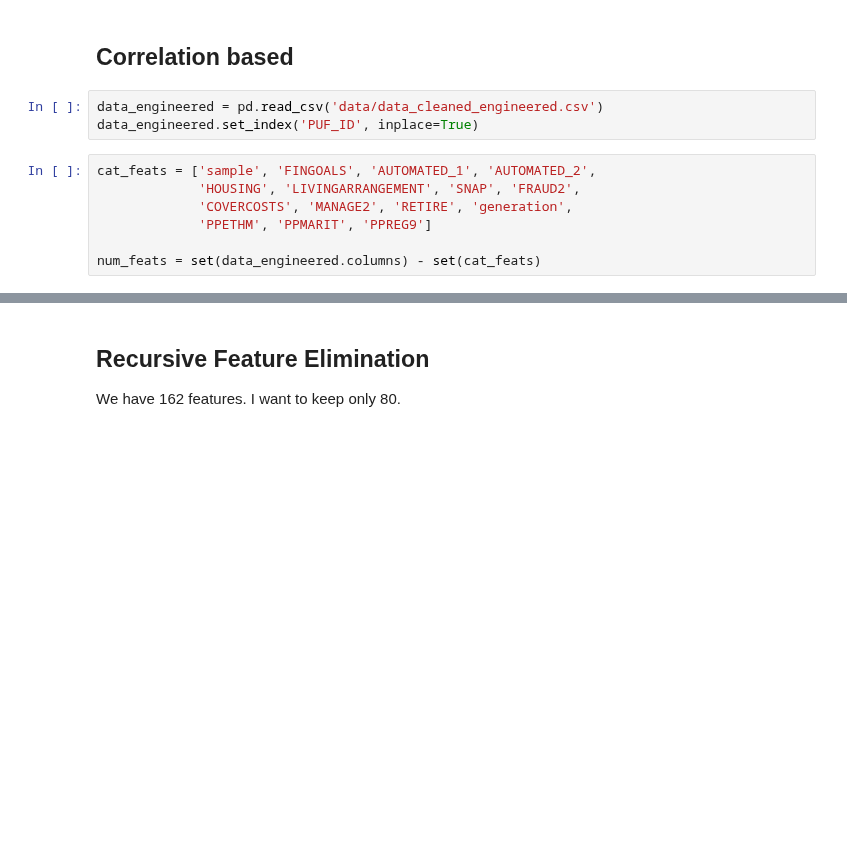
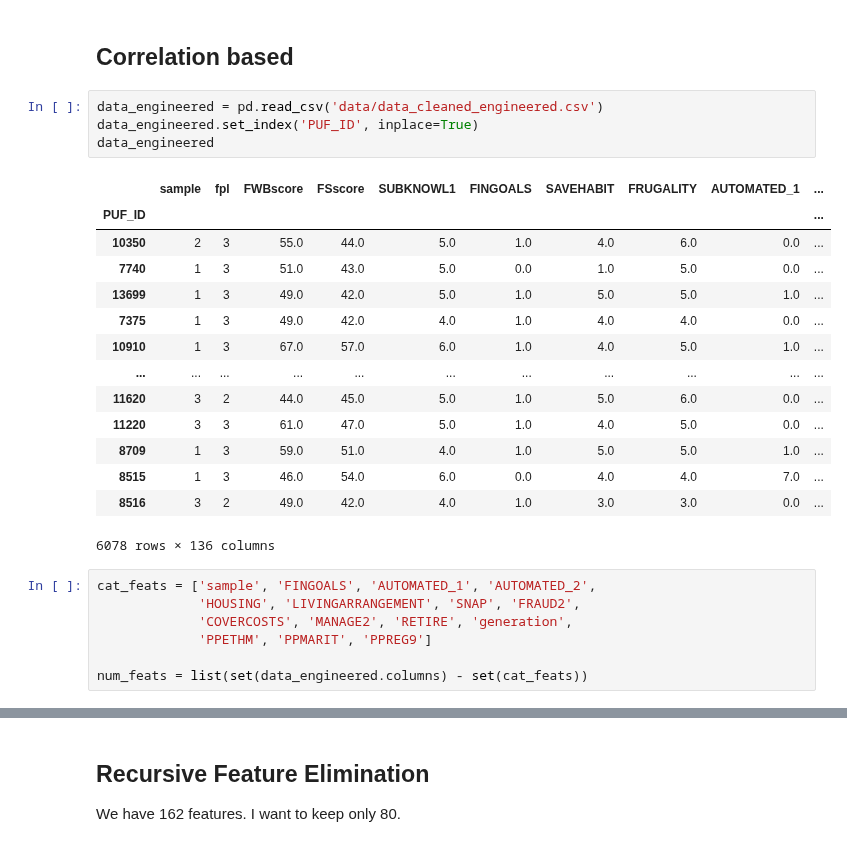
Before and after one commit to inesmcm26/ims_grant, a Jupyter notebook: feat_selection.ipynb, the cells around one changed output, grey strips where cells are left out. Saved outputs shown, nothing was run; the diff lists cells and outputs as text; blank space fills up the shorter version.

```diff
--- a/feat_selection.ipynb
+++ b/feat_selection.ipynb
@@ -9,13 +9,29 @@ import matplotlib.pyplot as plt
 # %%
 data_engineered = pd.read_csv('data/data_cleaned_engineered.csv')
 data_engineered.set_index('PUF_ID', inplace=True)
+data_engineered
+# %% [output]
+|  | sample | fpl | FWBscore | FSscore | SUBKNOWL1 | FINGOALS | SAVEHABIT | FRUGALITY | AUTOMATED_1 | ... |
+| PUF_ID |  |  |  |  |  |  |  |  |  | ... |
+| 10350 | 2 | 3 | 55.0 | 44.0 | 5.0 | 1.0 | 4.0 | 6.0 | 0.0 | ... |
+| 7740 | 1 | 3 | 51.0 | 43.0 | 5.0 | 0.0 | 1.0 | 5.0 | 0.0 | ... |
+| 13699 | 1 | 3 | 49.0 | 42.0 | 5.0 | 1.0 | 5.0 | 5.0 | 1.0 | ... |
+| 7375 | 1 | 3 | 49.0 | 42.0 | 4.0 | 1.0 | 4.0 | 4.0 | 0.0 | ... |
+| 10910 | 1 | 3 | 67.0 | 57.0 | 6.0 | 1.0 | 4.0 | 5.0 | 1.0 | ... |
+| ... | ... | ... | ... | ... | ... | ... | ... | ... | ... | ... |
+| 11620 | 3 | 2 | 44.0 | 45.0 | 5.0 | 1.0 | 5.0 | 6.0 | 0.0 | ... |
+| 11220 | 3 | 3 | 61.0 | 47.0 | 5.0 | 1.0 | 4.0 | 5.0 | 0.0 | ... |
+| 8709 | 1 | 3 | 59.0 | 51.0 | 4.0 | 1.0 | 5.0 | 5.0 | 1.0 | ... |
+| 8515 | 1 | 3 | 46.0 | 54.0 | 6.0 | 0.0 | 4.0 | 4.0 | 7.0 | ... |
+| 8516 | 3 | 2 | 49.0 | 42.0 | 4.0 | 1.0 | 3.0 | 3.0 | 0.0 | ... |
+6078 rows × 136 columns
 # %%
 cat_feats = ['sample', 'FINGOALS', 'AUTOMATED_1', 'AUTOMATED_2',
              'HOUSING', 'LIVINGARRANGEMENT', 'SNAP', 'FRAUD2',
              'COVERCOSTS', 'MANAGE2', 'RETIRE', 'generation',
              'PPETHM', 'PPMARIT', 'PPREG9']
 
-num_feats = set(data_engineered.columns) - set(cat_feats)
+num_feats = list(set(data_engineered.columns) - set(cat_feats))
 # %%
 # sns heatmap with annot and only on one side of the diagonal and only on correlations above 0.7
 plt.figure(figsize = (50, 30))
```
Also changed, not shown: parts of 27 cells of this notebook.
